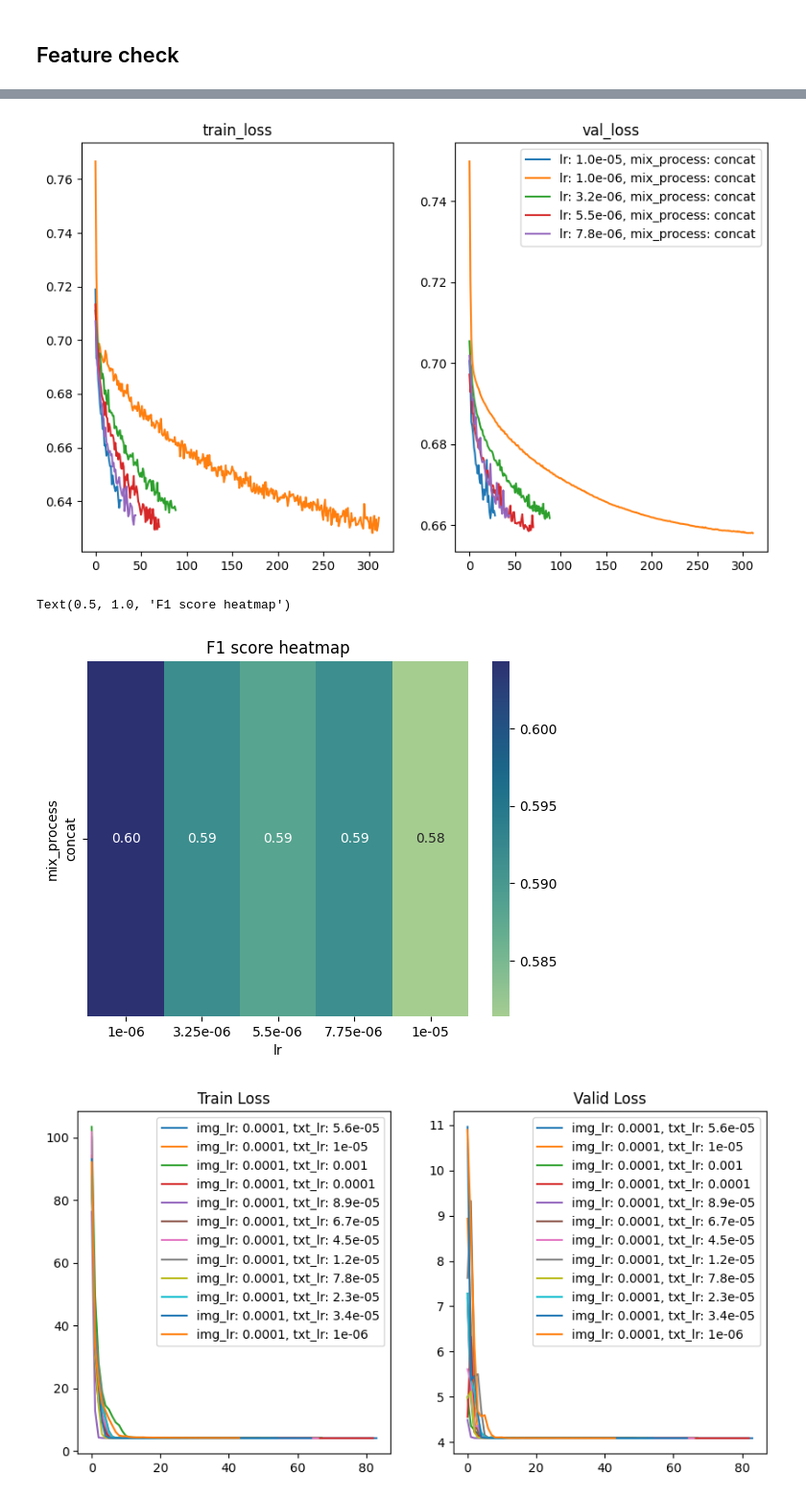
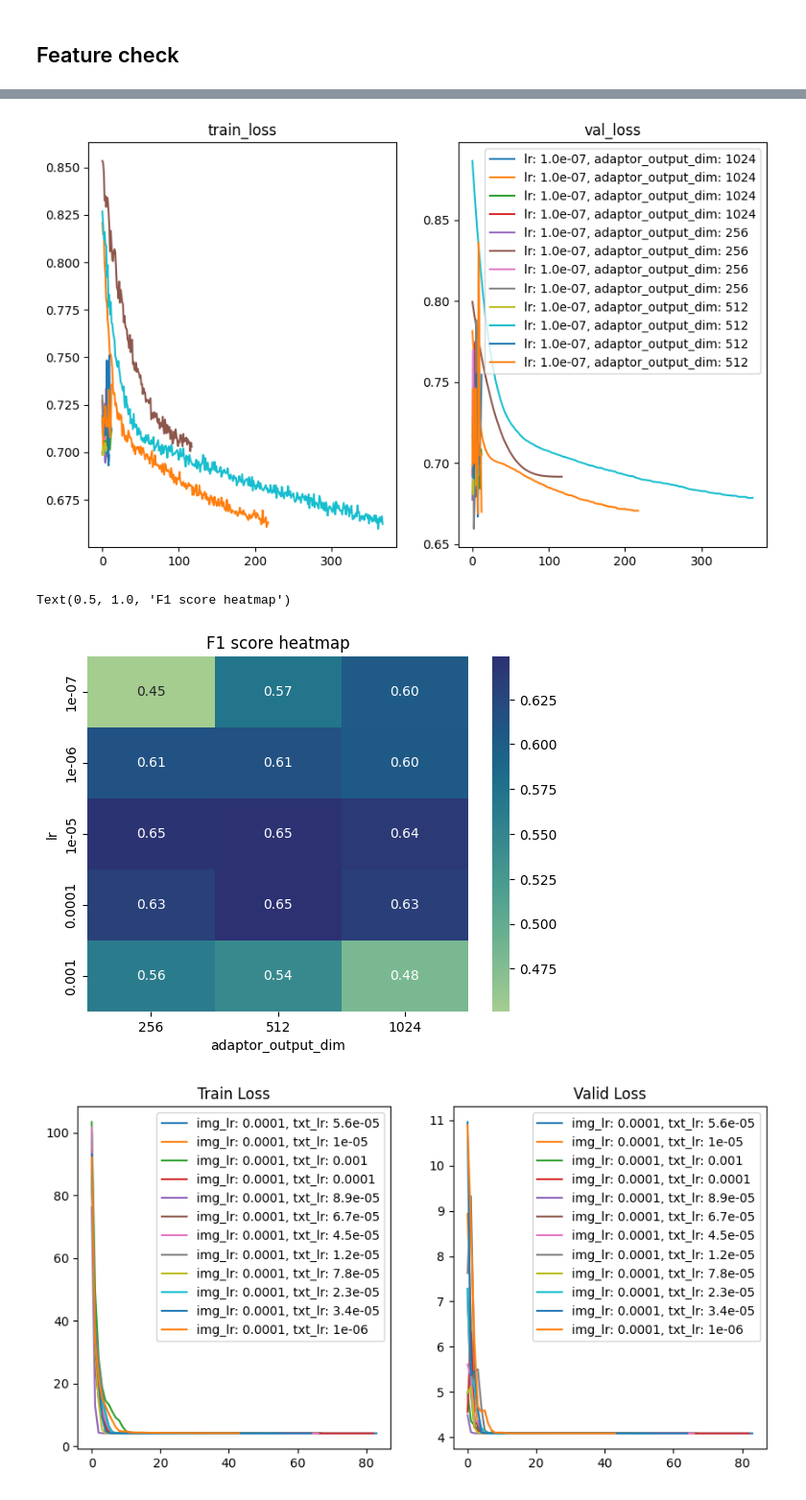
Before and after one commit to CeHouGIS/Safety_Perception_HK, a Jupyter notebook: safety_perception_model/single_model/feature_check.ipynb, the cells around one changed output, grey strips where cells are left out. Shown at 96% size. Drawn from its saved outputs; the diff is of its cells as text; code cells hidden in the pictures.

```diff
--- a/safety_perception_model/single_model/feature_check.ipynb
+++ b/safety_perception_model/single_model/feature_check.ipynb
@@ -6,8 +6,8 @@ from glob import glob
 import numpy as np
 import matplotlib.pyplot as plt
 import seaborn as sns
-eval_path = "/data2/cehou/LLM_safety/LLM_models/safety_perception_model/multimodal/concat_20241225/"
-cfg_record_list = glob(f"{eval_path}/lr_*/*.csv")
+eval_path = "/data2/cehou/LLM_safety/LLM_models/safety_perception_model/multimodal/diff_concat_20241229"
+cfg_record_list = glob(f"{eval_path}/*/*.csv")
 cfg_record_list = set(cfg_record_list) - set(glob(f"{eval_path}/lr_*_LLM_feature_process_*/*.csv"))
 
 for i, cfg_path in enumerate(cfg_record_list):
@@ -16,7 +16,8 @@ for i, cfg_path in enumerate(cfg_record_list):
     else:
         cfg_df = pd.concat([cfg_df, pd.read_csv(cfg_path)])
 
-cfg_df.drop(columns=["Unnamed: 0"], inplace=True)
+if 'Unnamed: 0' in cfg_df.columns:
+    cfg_df.drop(columns=["Unnamed: 0"], inplace=True)
 cfg_df_summary = cfg_df.drop_duplicates(subset='safety_model_save_name', keep='last').reset_index(drop=True)
 
 # # cfg_df.reset_index(drop=True, inplace=True)
@@ -38,25 +50,29 @@ fig, ax = plt.subplots(1, 2, figsize=(10, 6))
 cfg_df_group = cfg_df.groupby('safety_model_save_name')
 for name, group in cfg_df_group:
 
-    # if group.loc[0, 'lr'] != 1e-7:
-    #     continue
-    # else:
-        ax[0].plot( group['train_loss_list'], label=f"lr: {group['lr'].values[0]}, mix process: {group['mix_process'].values[0]}")
-        ax[1].plot(group['val_loss_list'], label=f"lr: {group['lr'].values[0]:.1e}, mix_process: {group['mix_process'].values[0]}")
+    if group.loc[0, 'lr'] != 1e-7:
+        continue
+    else:
+        # ax[0].plot( group['train_loss_list'], label=f"lr: {group['lr'].values[0]}, mix process: {group['mix_process'].values[0]}")
+        # ax[1].plot(group['val_loss_list'], label=f"lr: {group['lr'].values[0]:.1e}, mix_process: {group['mix_process'].values[0]}")
+
+        ax[0].plot( group['train_loss_list'], label=f"lr: {group['lr'].values[0]}, adaptor_output_dim: {group['adaptor_output_dim'].values[0]}")
+        ax[1].plot(group['val_loss_list'], label=f"lr: {group['lr'].values[0]:.1e}, adaptor_output_dim: {group['adaptor_output_dim'].values[0]}")
 ax[0].set_title('train_loss')
 ax[1].set_title('val_loss')
 plt.legend()
 plt.show()
 # %% [output]
-[figure, old version]
+[figure, new version]
 # %%
 # cfg_df_summary.pivot_table(values='f1_score', index='LLM_feature_process', columns='lr').reset_index()
-final_pivot = cfg_df_summary.pivot_table(values='f1_score', index='mix_process', columns='lr').reset_index()
-sns.heatmap(final_pivot.set_index('mix_process'), annot=True, fmt=".2f", cmap='crest')
+
+final_pivot = cfg_df_summary[cfg_df_summary['mix_process'] == "concat"].pivot_table(values='f1_score', index='lr', columns='adaptor_output_dim').reset_index()
+sns.heatmap(final_pivot.set_index('lr'), annot=True, fmt=".2f", cmap='crest')
 plt.title('F1 score heatmap')
 # %% [output]
 Text(0.5, 1.0, 'F1 score heatmap')
-[figure, old version]
+[figure, new version]
 # %%
 import shutil
 import os
```
Also changed, not shown: parts of 1 cell of this notebook, 3 other files.
